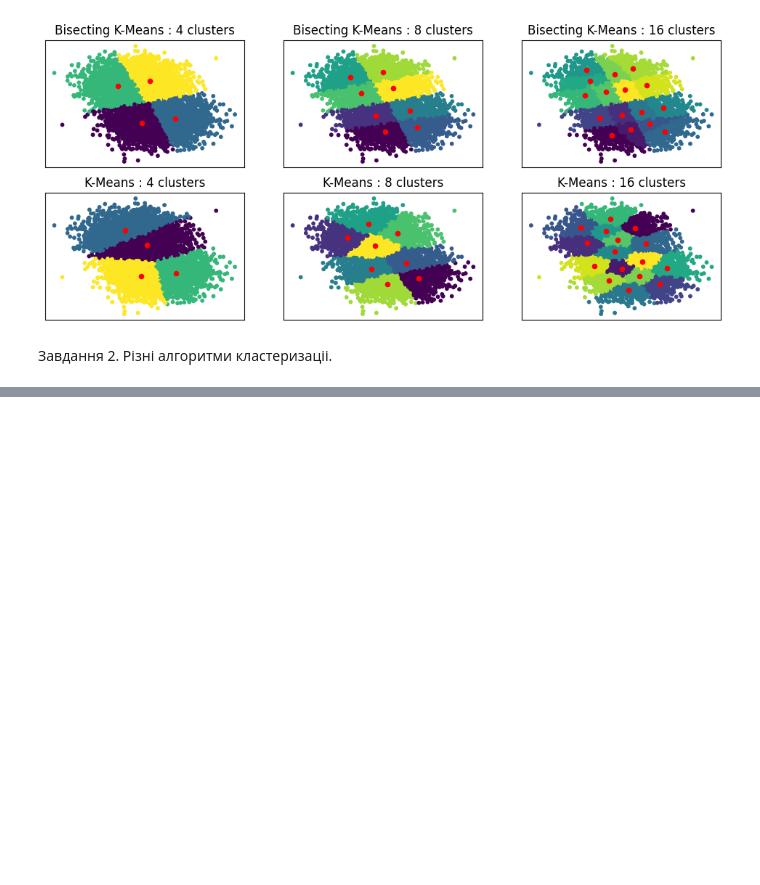
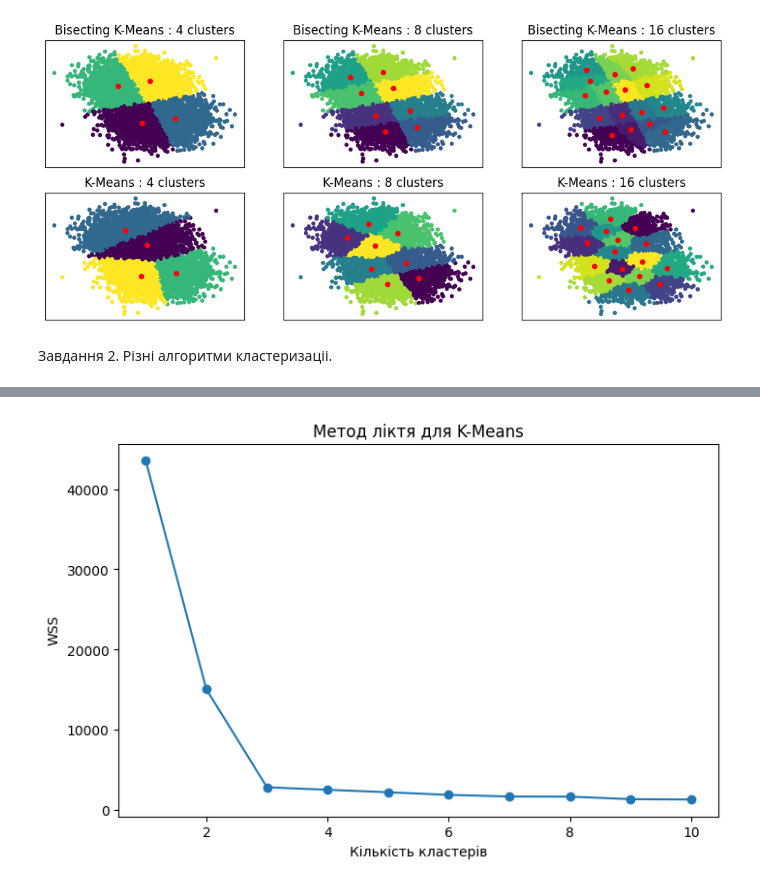
Before and after one commit to SiracencoSerghei/DataScienceHW, a Jupyter notebook: example_kaggle/les_4/clusterization.ipynb, the cells around one changed output, grey strips where cells are left out. Cells and saved outputs as stored; diff of their text form; code cells hidden in the pictures; blank space fills up the shorter version.

```diff
--- a/example_kaggle/les_4/clusterization.ipynb
+++ b/example_kaggle/les_4/clusterization.ipynb
@@ -65,0 +115,26 @@ n_clusters = 3
+# %%
+# Генерація даних
+n_samples = 1_500
+random_state = 170
+
+X, y = make_blobs(n_samples=n_samples, random_state=random_state)
+
+# визначення кількості кластерів для тестування
+k_range = range(1, 11)
+wcss = []
+
+# K-Means
+for k in k_range:
+  kmeans = KMeans(n_clusters=k, random_state=random_state)
+  kmeans.fit(X)
+  wcss.append(kmeans.inertia_)
+
+# Побудова графіку метода ліктя
+plt.figure(figsize=(8, 5))
+plt.plot(k_range, wcss, marker='o')
+plt.xlabel('Кількість кластерів')
+plt.ylabel('WSS')
+plt.title('Метод ліктя для K-Means')
+plt.show()
+# %% [output]
+[figure, added]
```
Also changed, not shown: parts of 2 cells of this notebook.
